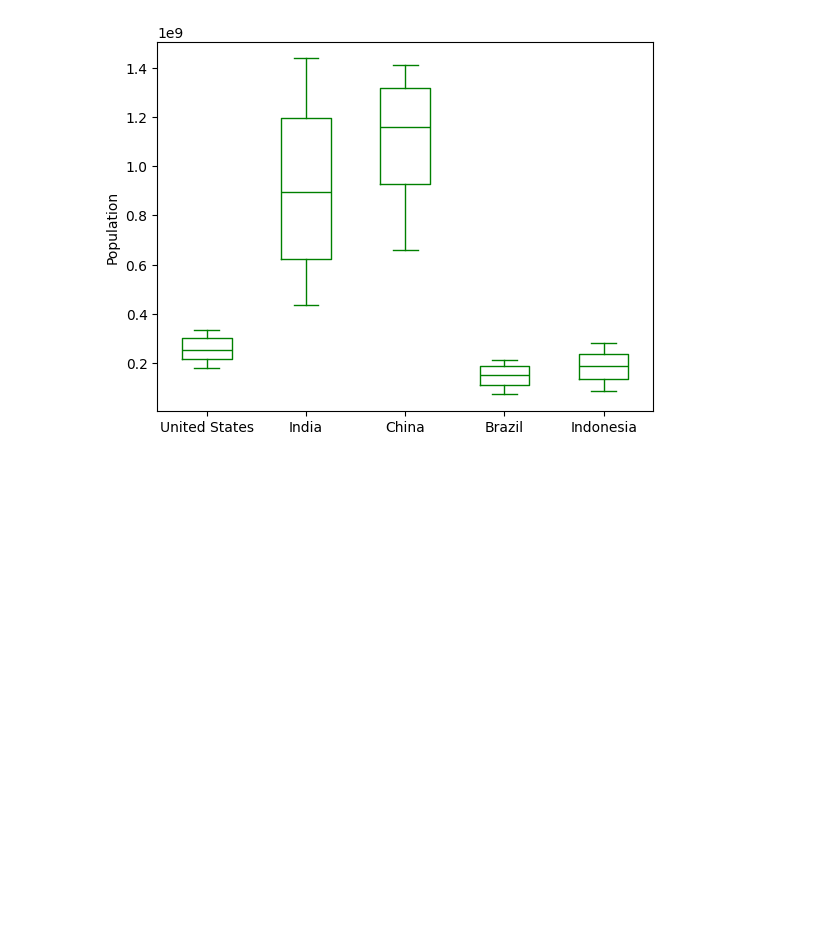
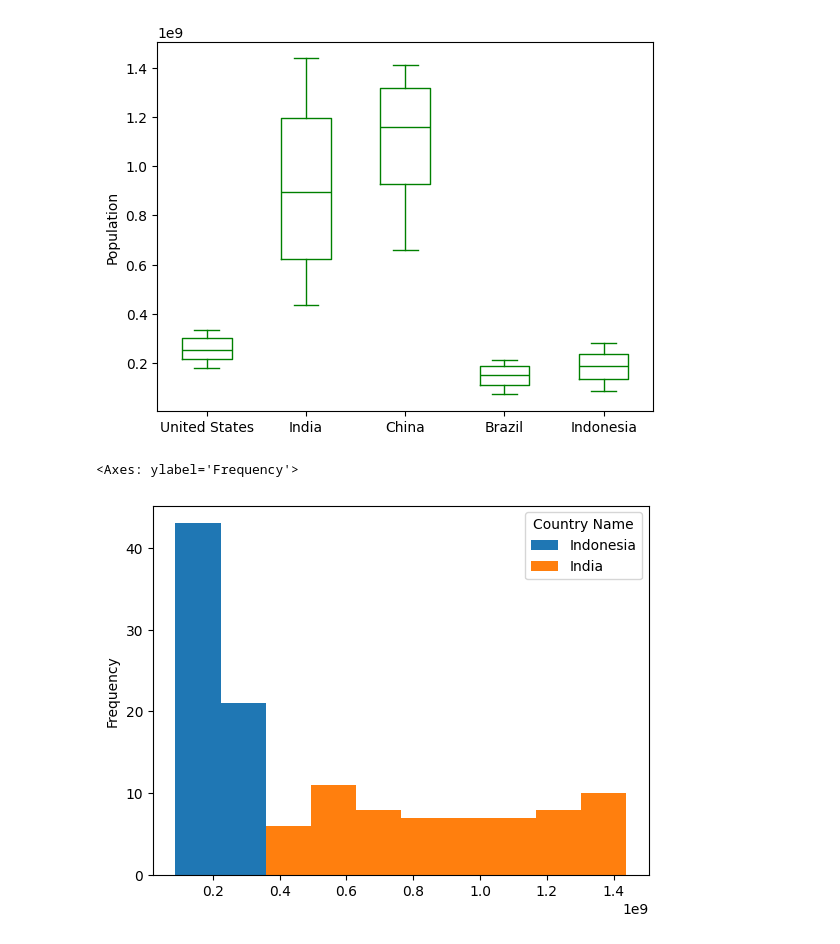
Before and after one commit to DiilaNa/Data_Science_with-Pandas, a Jupyter notebook: Project-2/DataVisualization.ipynb, the cells around one changed output. Saved outputs shown, nothing was run; the diff lists cells and outputs as text; code cells hidden in the pictures; blank space fills up the shorter version.

Commit message:
Data Visualization-Histogram and Scatterplot

```diff
--- a/Project-2/DataVisualization.ipynb
+++ b/Project-2/DataVisualization.ipynb
@@ -127,3 +127,9 @@ df_pivot.plot(kind='box',color='green',ylabel='Population')
 # %% [output]
 <Axes: ylabel='Population'>
 [figure]
+# %%
+# Histogram
+df_pivot[['Indonesia','India']].plot(kind='hist')
+# %% [output]
+<Axes: ylabel='Frequency'>
+[figure, added]
```
Also changed, not shown: parts of 3 cells of this notebook.
